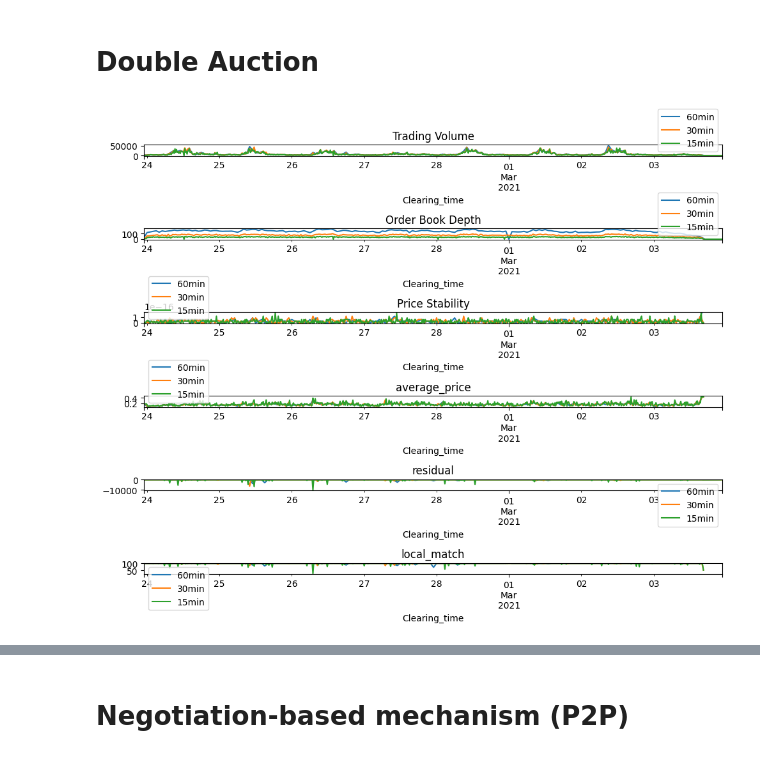
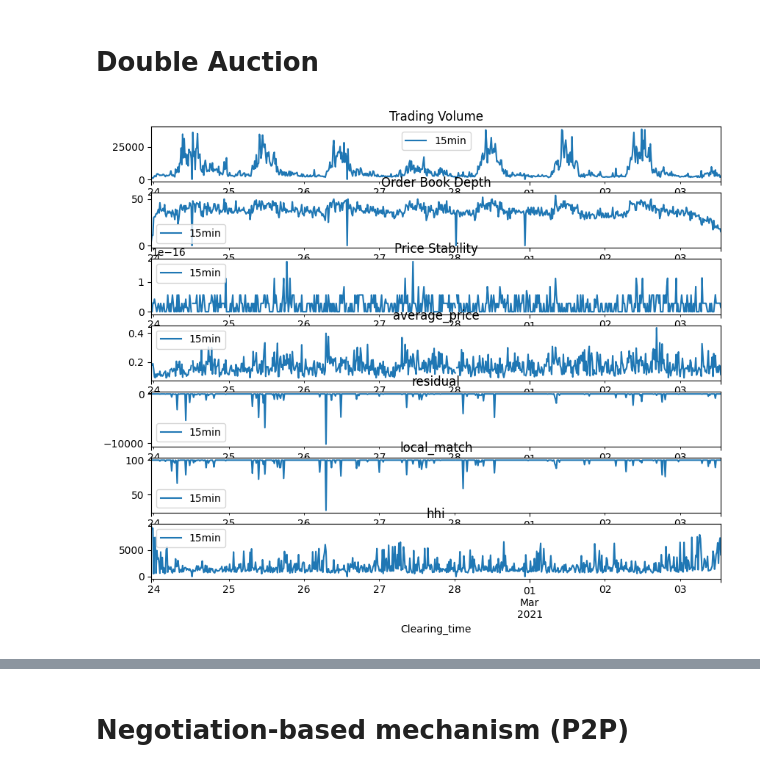
Before and after one commit to pepijnvdw/thesis2, a Jupyter notebook: endgame.ipynb, the cells around one changed output, grey strips where cells are left out. Drawn from its saved outputs; the diff is of its cells as text; code cells hidden in the pictures.

```diff
--- a/endgame.ipynb
+++ b/endgame.ipynb
@@ -398,11 +398,11 @@ ts_delivery
 
 [43735 rows x 10 columns]
 # %%
-#df.sort_index()
-#start_date = "2021-02-23 23:15:00"
-#end_date = "2021-03-03 13:15:00"
-#mask = (df.index >= start_date) & (df.index < end_date)
-#df = df.loc[mask]
+df.sort_index()
+start_date = "2021-02-23 23:15:00"
+end_date = "2021-03-03 13:15:00"
+mask = (df.index >= start_date) & (df.index < end_date)
+df = df.loc[mask]
 df
 # %% [output]
                      Unnamed: 0  id_user  qty_energy  price_energy  \
@@ -425,7 +425,11 @@ ts_delivery
 # %% [markdown]
 # Double Auction
 # %%
-freqs = ['60min','30min', '15min']
+import pandas as pd
+import numpy as np
+import matplotlib.pyplot as plt
+
+freqs = ['15min']#, '30min', '15min']
 performance_data = []
 
 for freq in freqs:
@@ -437,7 +441,6 @@ for freq in freqs:
     liquidity_data = []
 
     for name, group in groups:
-
         mar = Market()
         clearing_time = pd.to_datetime(name)
         group = group.copy()  # Create a copy of the group
@@ -470,13 +473,21 @@ for freq in freqs:
         price_stability = merged_df['price_trans'].std()
         average_price = merged_df['price_trans'].mean()
 
-        liquidity_data.append([name, trading_volume, order_book_depth, price_stability, average_price, residual, local_match])
+        # Step 1: Calculate market shares
+        market_shares = merged_df.groupby('user')['quantity_bid'].sum() / merged_df['quantity_bid'].sum()
+        # Step 2: Square the market shares
+        squared_market_shares = market_shares ** 2
+        # Step 3: Calculate the sum of squared market shares
+        HHI = squared_market_shares.sum()
+        # Step 4: Scale the HHI by multiplying by 10,000
+        hhi = HHI * 10000
+
+        liquidity_data.append([name, trading_volume, order_book_depth, price_stability, average_price, residual, local_match, hhi])
 
     merged_df = pd.concat(merged_dfs, ignore_index=False)
     merged_df.set_index('time', inplace=True)
 
     merged_df = merged_df[merged_df['quantity_trans'] != 0]
-    df_market_results_auct = merged_df
 
     df_bids_all = pd.DataFrame(bids_all, columns=['qty_energy', 'price_energy', 'id_user', 'is_bid', 'clearing_time', 'quality_energy'])
     df_bids_all.set_index('clearing_time', inplace=True)
@@ -484,45 +495,46 @@ for freq in freqs:
     # Group the data by clearing time
     groups = merged_df.groupby(merged_df.index)
 
-    liquidity_data_df = pd.DataFrame(liquidity_data, columns=['Clearing_time', 'Trading_volume', 'Order_book_depth', 'Price_stability','average_price', 'residual','local_match'])
+    liquidity_data_df = pd.DataFrame(liquidity_data, columns=['Clearing_time', 'Trading_volume', 'Order_book_depth', 'Price_stability','average_price', 'residual','local_match', 'hhi'])
     liquidity_data_df.set_index('Clearing_time', inplace=True)
 
     performance_data.append(liquidity_data_df)
 
 # Plotting the performance comparison
-fig, axs = plt.subplots(6, 1, figsize=(10, 8))
+fig, axs = plt.subplots(7, 1, figsize=(10, 8))
 
 for i, freq in enumerate(freqs):
     performance_data[i]['Trading_volume'].plot(ax=axs[0], label=freq)
     performance_data[i]['Order_book_depth'].plot(ax=axs[1], label=freq)
     performance_data[i]['Price_stability'].plot(ax=axs[2], label=freq)
     performance_data[i]['average_price'].plot(ax=axs[3], label=freq)
     performance_data[i]['residual'].plot(ax=axs[4], label=freq)
     performance_data[i]['local_match'].plot(ax=axs[5], label=freq)
+    performance_data[i]['hhi'].plot(ax=axs[6], label=freq)
 
 axs[0].set_title('Trading Volume')
 axs[1].set_title('Order Book Depth')
 axs[2].set_title('Price Stability')
 axs[3].set_title('average_price')
 axs[4].set_title('residual')
 axs[5].set_title('local_match')
-
+axs[6].set_title('hhi')
 
 axs[0].legend()
 axs[1].legend()
 axs[2].legend()
 axs[3].legend()
 axs[4].legend()
 axs[5].legend()
-
+axs[6].legend()
 
 plt.tight_layout()
 plt.show()
 
 
 for i, freq in enumerate(freqs):
-    performance_data[i].to_csv(f'performance_data_auct_{freq}.csv')
+    performance_data[i].to_csv(f'performance_data_auc_{freq}.csv')
 # %% [output]
-[figure, old version]
+[figure, new version]
 # %%
 import matplotlib.pyplot as plt
```
Also changed, not shown: parts of 21 cells of this notebook.
